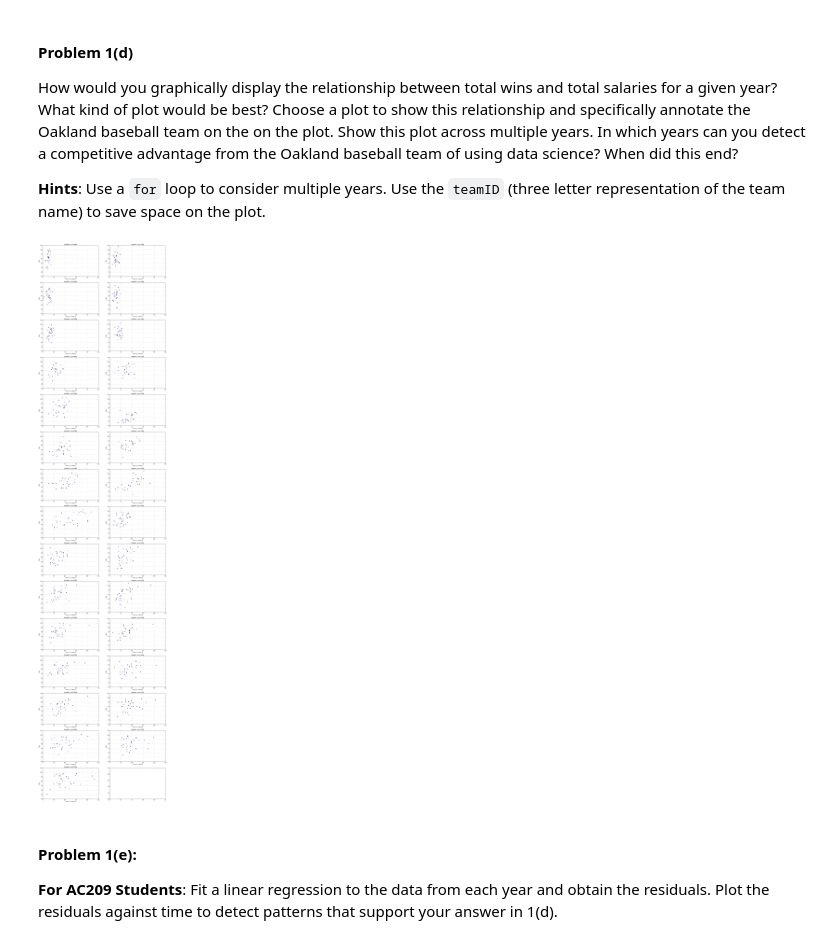
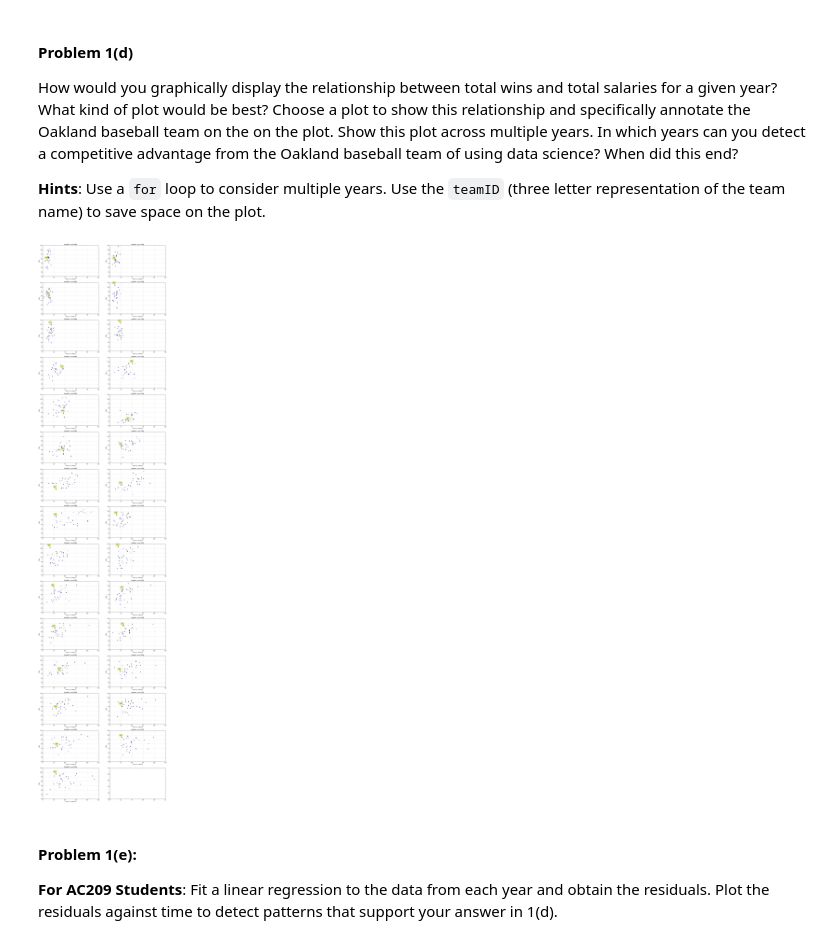
Before and after one commit to gaspaio/harvard-cs109-2014, a Jupyter notebook: homework-mine/HW1-mine.ipynb, the cells around one changed output. Saved outputs shown, nothing was run; the diff lists cells and outputs as text; code cells hidden in the pictures.

Commit message:
plot

```diff
--- a/homework-mine/HW1-mine.ipynb
+++ b/homework-mine/HW1-mine.ipynb
@@ -98,32 +99,37 @@ How would you graphically display the relationship between total wins and total
 # %%
 years = teams['yearID'].unique()
 num_plots = len(years)
 f, axarr = plt.subplots(nrows = num_plots/2 + (num_plots % 2), ncols=2, figsize=(20,70))
 f.subplots_adjust(top=10, bottom=9)
 col = 1
 
 # Find Oakland teamID
 teamID = teams[teams["name"].str.contains("Oakland")].iloc[0].teamID
 
 for i in range(num_plots):
     data = teams[teams["yearID"] == years[i]]
     col = (col + 1) % 2
     ax = axarr[i/2, col]
     ax.scatter(data["salary"]/1e6, data["W"])
-    if years[i] < 2000:100
+    if years[i] < 2000:
         ax.set_xlim(0,100)
     else:
         ax.set_xlim(0,250)
     ax.set_ylim(40,110)
     ax.set_title("Data for year {0}".format(years[i]))
     ax.set_xlabel("Salary (in millions)")
     ax.set_ylabel("Wins")
     ax.grid()
-    #ax.annotate(teamID, xy=(data[]))
+    ax.annotate(teamID,
+        xy=(data['salary'][data['teamID'] == teamID]/1e6, data['W'][data['teamID'] == teamID]),
+        xytext=(-20,20), textcoords = "offset points",
+        arrowprops={'arrowstyle': "->", 'edgecolor': "k", 'connectionstyle': "Arc3, rad=0.2"},
+        bbox={'boxstyle': "round, pad=0.5", 'fc': "yellow", 'alpha': 0.5})
+
 
 plt.show()
 # %% [output]
-[figure, old version]
+[figure, new version]
 # %% [markdown]
 #### Problem 1(e):
 
```
Also changed, not shown: parts of 1 cell of this notebook.
